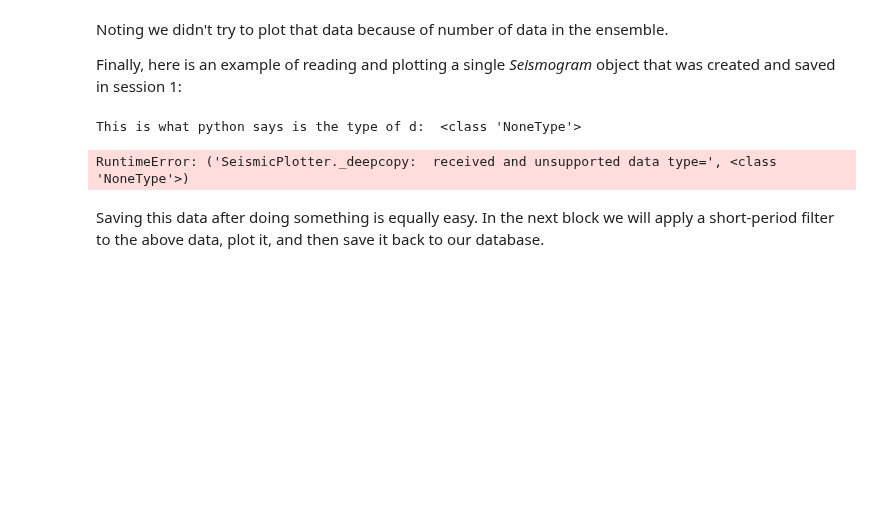
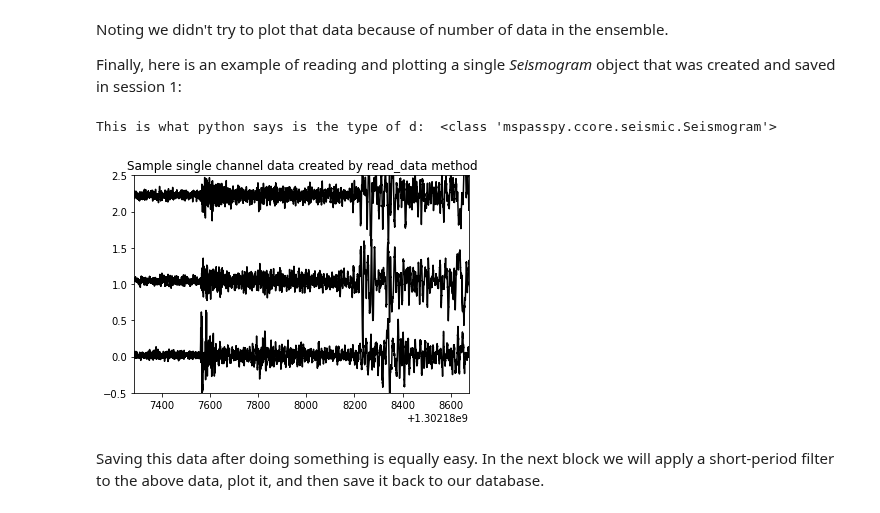
Before and after one commit to mspass-team/mspass_tutorial, a Jupyter notebook: sage-gage_2021/session2_dataobject_and_database.ipynb, the cells around one changed output. Cells and saved outputs as stored; diff of their text form; code cells hidden in the pictures; blank space fills up the shorter version.

```diff
--- a/sage-gage_2021/session2_dataobject_and_database.ipynb
+++ b/sage-gage_2021/session2_dataobject_and_database.ipynb
@@ -196,14 +198,14 @@ Noting we didn't try to plot that data because of number of data in the ensemble
 
 Finally, here is an example of reading and plotting a single *Seismogram* object that was created and saved in session 1:
 # %%
-query={'data_tag' : 'dask_standardized'}
+query={}
 doc=dbh.wf_Seismogram.find_one(query)
 d=dbh.read_data(doc,collection='wf_Seismogram')
 print('This is what python says is the type of d: ',type(d))
 plotter.plot(d)
 # %% [output]
-This is what python says is the type of d:  <class 'NoneType'>
+This is what python says is the type of d:  <class 'mspasspy.ccore.seismic.Seismogram'>
-RuntimeError: ('SeismicPlotter._deepcopy:  received and unsupported data type=', <class 'NoneType'>)
+[figure, added]
 # %% [markdown]
 Saving this data after doing something is equally easy.  In the next block we will apply a short-period filter to the above data, plot it, and then save it back to our database.
 # %%
```
Also changed, not shown: parts of 18 cells of this notebook, 1 other file.
